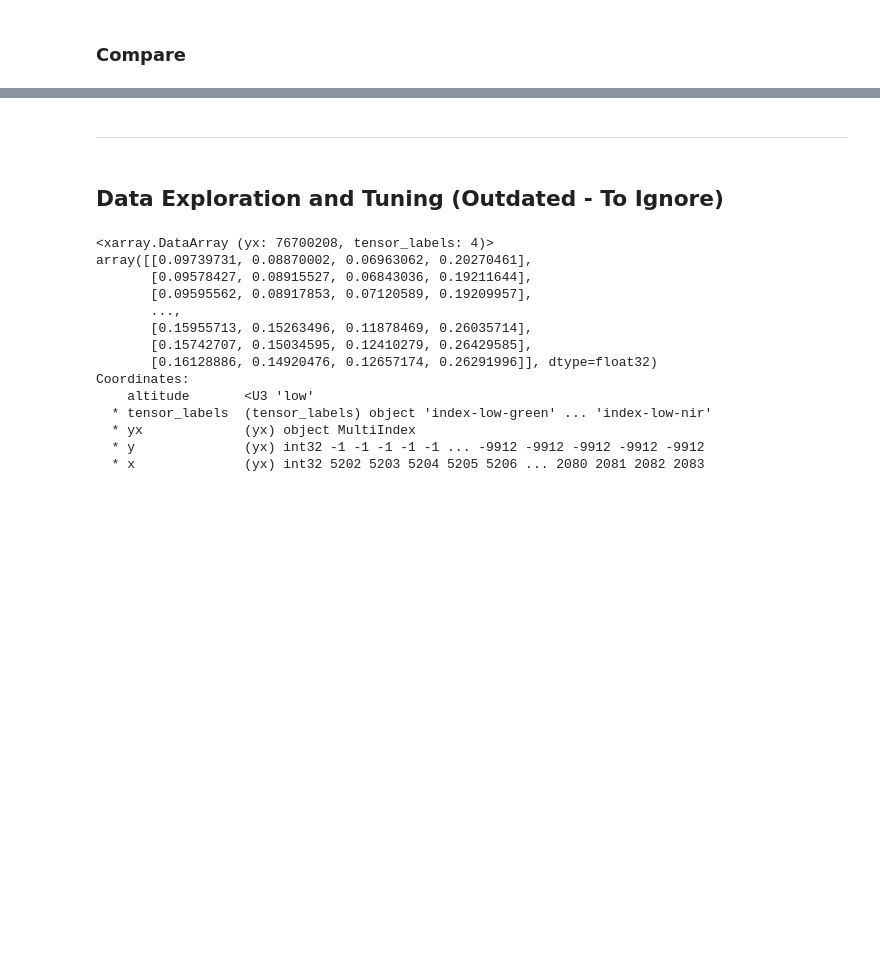
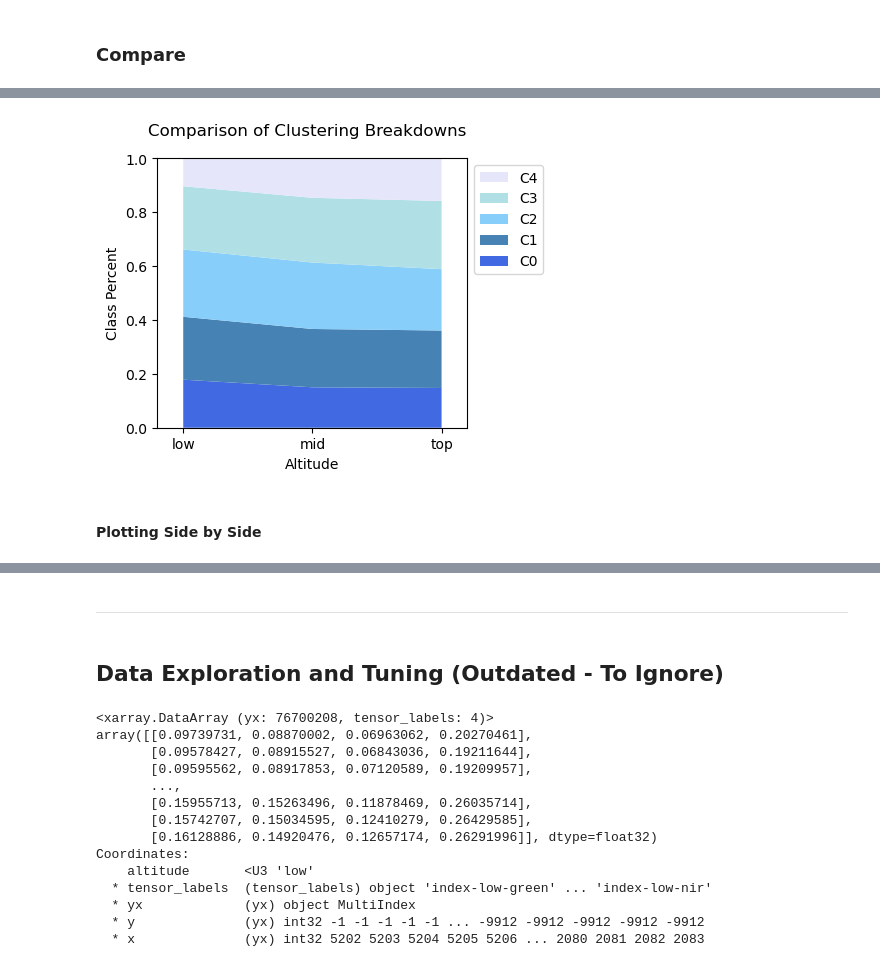
Before and after one commit to ds4114/Greenland_Drone_Analysis, a Jupyter notebook: code/ds4114_albedo_clustering.ipynb, the cells around one changed output, grey strips where cells are left out. Saved outputs shown, nothing was run; the diff lists cells and outputs as text; code cells hidden in the pictures; blank space fills up the shorter version.

```diff
--- a/code/ds4114_albedo_clustering.ipynb
+++ b/code/ds4114_albedo_clustering.ipynb
@@ -285,0 +313,22 @@ plt.ylabel("Percent of Class (non-null)");
+# %%
+#viewed another way
+plot_data = pct_comparison.pivot(index='Altitude',columns='Class',values='Percent')
+palette = ['royalblue','steelblue', 'lightskyblue', 'powderblue', 'lavender']
+
+fig, ax = plt.subplots(1,1, figsize = (4,3.5))
+#plot_data.plot(kind='bar', stacked=True, ax=ax)
+plt.stackplot(plot_data.index, plot_data.C0, plot_data.C1, plot_data.C2, plot_data.C3, plot_data.C4
+                ,labels=['C0','C1','C2','C3','C4']
+                , colors=palette)
+plt.margins(x=0.1)
+ax.set_ylim([0, 1])
+plt.suptitle('Comparison of Clustering Breakdowns');
+#plt.title('(different centroids but ordered by mean albedo)', size=10)
+plt.xlabel("Altitude");
+handles, labels = ax.get_legend_handles_labels()
+plt.legend(handles[::-1], labels[::-1],bbox_to_anchor=(1,1), loc="upper left")
+plt.ylabel("Class Percent"); #non-null
+# %% [output]
+[figure, added]
+# %% [markdown]
+#### Plotting Side by Side
```
Also changed, not shown: parts of 22 cells of this notebook.
